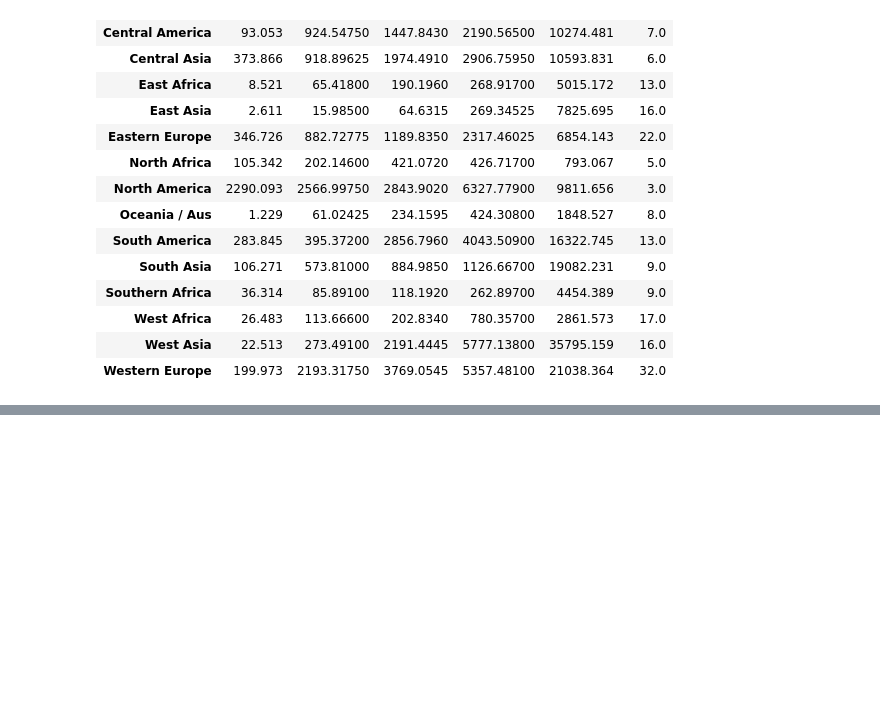
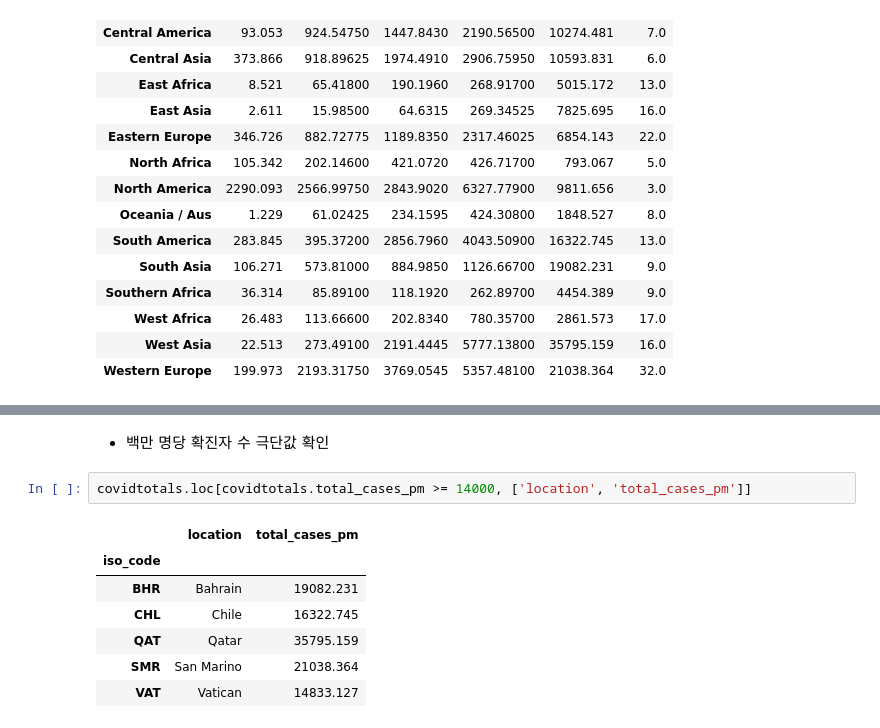
Before and after one commit to minseungryu/Pandas_Data_Cleaning, a Jupyter notebook: Ch5_(2)박스플롯으로 연속변수의 이상값 식별.ipynb, the cells around one changed output, grey strips where cells are left out. Saved outputs shown, nothing was run; the diff lists cells and outputs as text; blank space fills up the shorter version.

```diff
--- a/Ch5_(2)박스플롯으로 연속변수의 이상값 식별.ipynb
+++ b/Ch5_(2)박스플롯으로 연속변수의 이상값 식별.ipynb
@@ -163,0 +180,12 @@ covidtotals.groupby(['region'])['total_cases_pm'].apply(gettots).unstack()
+# %% [markdown]
+- 백만 명당 확진자 수 극단값 확인
+# %%
+covidtotals.loc[covidtotals.total_cases_pm >= 14000, ['location', 'total_cases_pm']]
+# %% [output]
+|  | location | total_cases_pm |
+| iso_code |  |  |
+| BHR | Bahrain | 19082.231 |
+| CHL | Chile | 16322.745 |
+| QAT | Qatar | 35795.159 |
+| SMR | San Marino | 21038.364 |
+| VAT | Vatican | 14833.127 |
```
Also changed, not shown: parts of 5 cells of this notebook, 2 other files.
